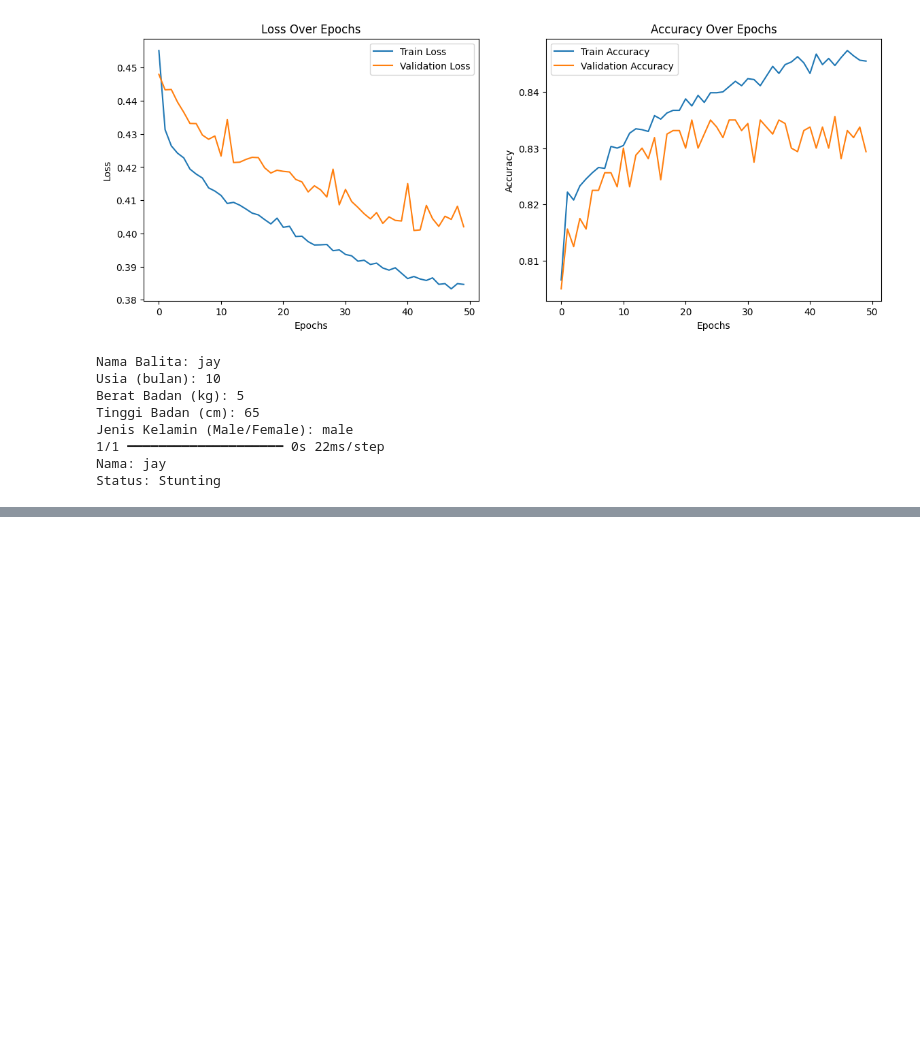
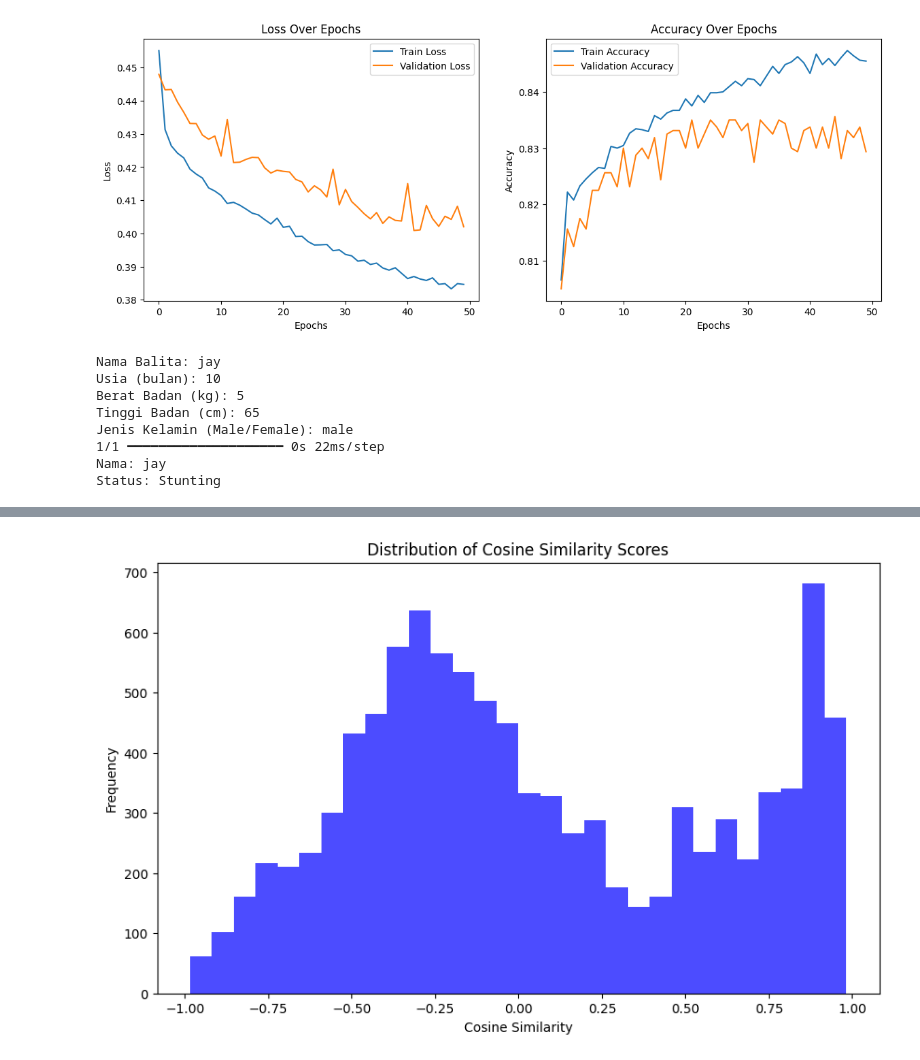
Before and after one commit to DenisKai7/GroUp, a Jupyter notebook: GroUp_stunting.ipynb, the cells around one changed output, grey strips where cells are left out. Cells and saved outputs as stored; diff of their text form; code cells hidden in the pictures; blank space fills up the shorter version.

```diff
--- a/GroUp_stunting.ipynb
+++ b/GroUp_stunting.ipynb
@@ -145,3 +145,73 @@ Jenis Kelamin (Male/Female): male
 1/1 ━━━━━━━━━━━━━━━━━━━━ 0s 22ms/step
 Nama: jay
 Status: Stunting
+# %%
+from tensorflow.keras.metrics import CosineSimilarity
+
+# Function to find similar cases
+def find_similar_cases(age, weight, height, gender, n_cases=3):
+    # Preprocess input
+    gender = 1 if gender.lower() == 'male' else 0
+    input_data = scaler.transform([[age, weight, height, gender]])
+
+    # Normalize existing dataset
+    dataset_scaled = scaler.transform(X)
+
+    # Calculate cosine similarity
+    cosine_sim = tf.keras.metrics.CosineSimilarity()
+    similarities = []
+    for idx, case in enumerate(dataset_scaled):
+        cosine_sim.reset_state()
+        cosine_sim.update_state(input_data, [case])
+        similarities.append((cosine_sim.result().numpy(), idx))
+
+    # Sort by similarity and get top N cases
+    similarities = sorted(similarities, key=lambda x: x[0], reverse=True)
+    top_cases = similarities[:n_cases]
+
+    # Collect results
+    results = []
+    for _, idx in top_cases:
+        case = X.iloc[idx]
+        result = {
+            "usia": case['Age'],
+            "jenis kelamin": 'Male' if case['Gender'] == 1 else 'Female',
+            "tinggi badan": case['Body Length'],
+            "berat badan": case['Body Weight'],
+            "status": 'Stunting' if y.iloc[idx] == 1 else 'Normal'
+        }
+        results.append(result)
+    return results
+
+# Example Usage
+similar_cases = find_similar_cases(age, weight, height, gender)
+print("Kasus Serupa:")
+for case in similar_cases:
+    for key, value in case.items():
+        print(f"{key} : {value}")
+    print("----")
+
+# Visualize similarity distribution
+def visualize_similarity(age, weight, height, gender):
+    gender = 1 if gender.lower() == 'male' else 0
+    input_data = scaler.transform([[age, weight, height, gender]])
+    dataset_scaled = scaler.transform(X)
+
+    # Compute similarities
+    similarities = []
+    for case in dataset_scaled:
+        cosine_sim = CosineSimilarity()
+        similarity = cosine_sim(input_data, [case]).numpy()
+        similarities.append(similarity)
+
+    # Plot similarity distribution
+    plt.figure(figsize=(10, 6))
+    plt.hist(similarities, bins=30, color='blue', alpha=0.7)
+    plt.title("Distribution of Cosine Similarity Scores")
+    plt.xlabel("Cosine Similarity")
+    plt.ylabel("Frequency")
+    plt.show()
+
+# Example Visualization
+visualize_similarity(age, weight, height, gender)
+# %% [output]
@@ -147,0 +237 @@ Status: Stunting
+[figure, added]
```
Also changed, not shown: parts of 1 cell of this notebook.
